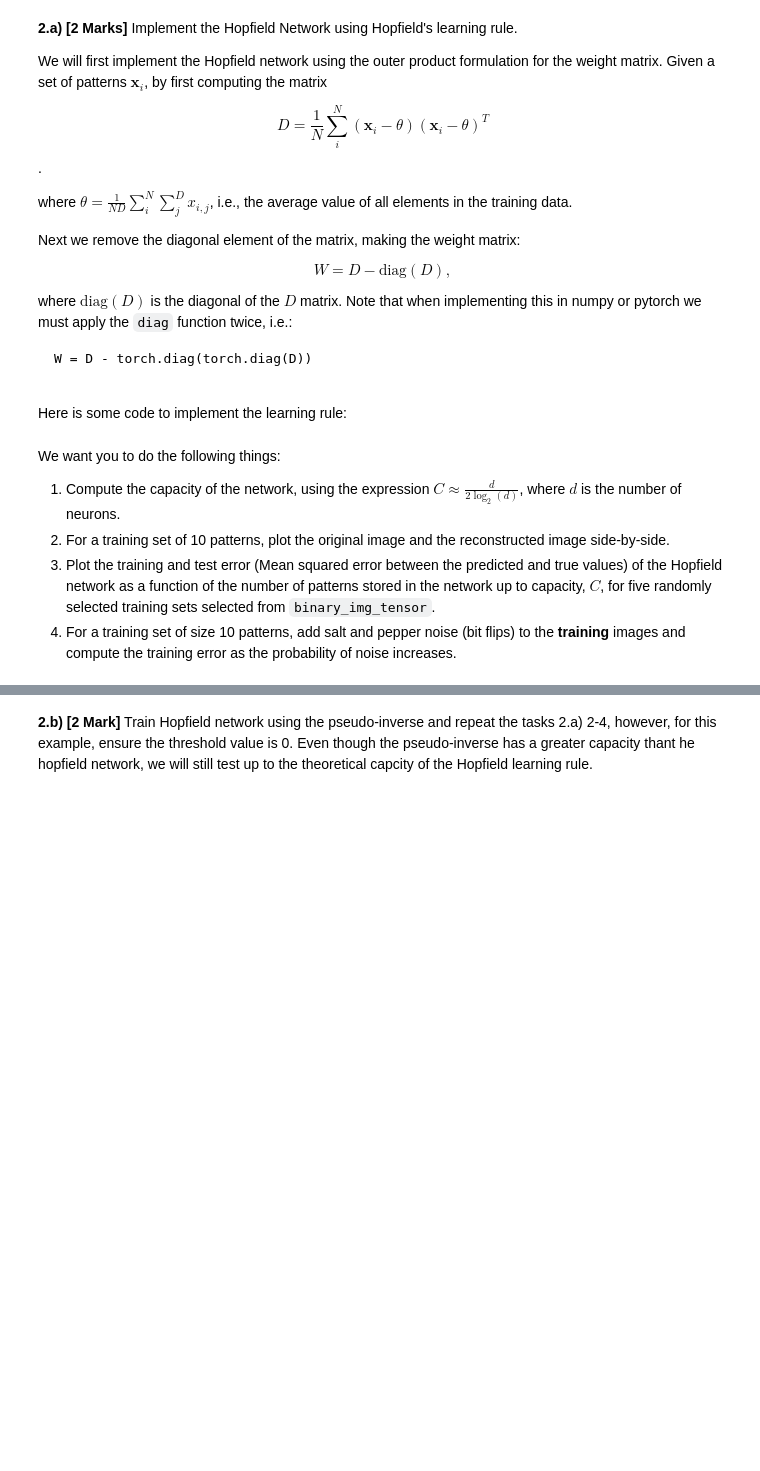
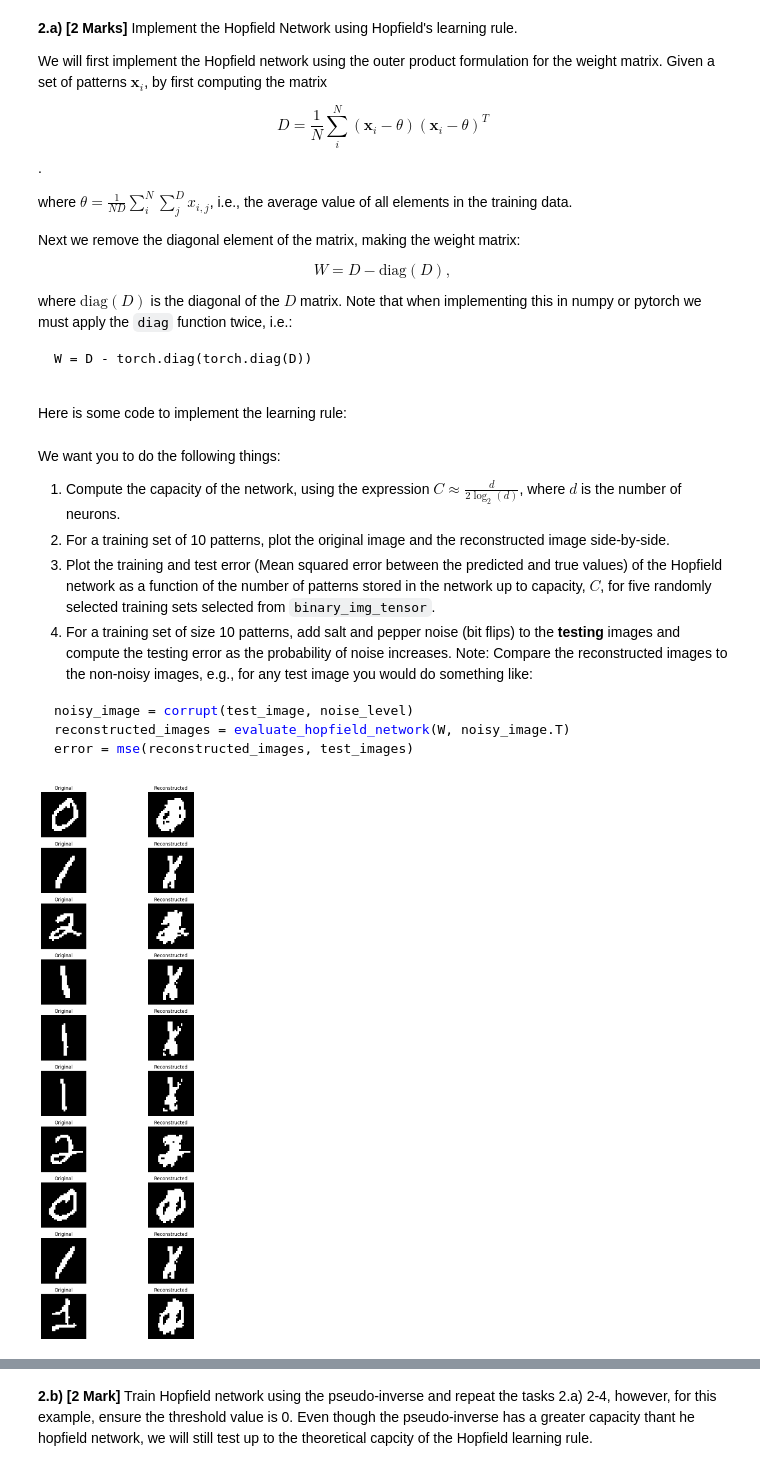
Before and after one commit to mr-nudo/neuronModels1, a Jupyter notebook: syde552_file_(3).ipynb, the cells around one changed output, grey strips where cells are left out. Drawn from its saved outputs; the diff is of its cells as text; code cells hidden in the pictures; blank space fills up the shorter version.

````diff
--- a/syde552_file_(3).ipynb
+++ b/syde552_file_(3).ipynb
@@ -174,6 +196,12 @@ We want you to do the following things:
 1. Compute the capacity of the network, using the expression $C \approx \frac{d}{2\log_{2}(d)}$, where $d$ is the number of neurons.
 2. For a training set of 10 patterns, plot the original image and the reconstructed image side-by-side.
 3. Plot the training and test error (Mean squared error between the predicted and true values) of the Hopfield network as a function of the number of patterns stored in the network up to capacity, $C$, for five randomly selected training sets selected from ```binary_img_tensor```.
-4. For a training set of size 10 patterns, add salt and pepper noise (bit flips) to the **training** images and compute the training error as the probability of noise increases.
+4. For a training set of size 10 patterns, add salt and pepper noise (bit flips) to the **testing** images and compute the testing error as the probability of noise increases.  Note: Compare the reconstructed images to the non-noisy images, e.g., for any test image you would do something like:
+
+```python
+noisy_image = corrupt(test_image, noise_level)
+reconstructed_images = evaluate_hopfield_network(W, noisy_image.T)
+error = mse(reconstructed_images, test_images)
+```
 # %%
 ## 2.a.1 - Compute network capacity.
@@ -181,15 +211,30 @@ C = # your code here
 # %%
-# 2.a.2 - plot original and reconstructed imatges.
-plt.figure()
+# 2.a.2 - plot original and reconstructed images
+plt.figure(figsize=(10, 20))
+
 # create weight matrix, W
+W = outer_product_hopfield_matrix(binary_img_tensor[:10])
+
 for i in range(10):
-    # reconstruct training image, i.
-    plt.subplot(10,2,1+2*i)
+    # reconstruct training image, i
+    reconstructed_image = torch.sign(torch.matmul(W, binary_img_tensor[i]))
+
+    plt.subplot(10, 2, 1 + 2 * i)
     # plot original image
-    # [your code here]
-    plt.subplot(10,2,1+2*i+1)
-    # plot reconstructed image.
-    # [your code here]
+    plt.imshow(binary_img_tensor[i].reshape(28, 28), cmap='gray')
+    plt.title("Original")
+    plt.axis('off')
+
+    plt.subplot(10, 2, 2 + 2 * i)
+    # plot reconstructed image
+    plt.imshow(reconstructed_image.reshape(28, 28), cmap='gray')
+    plt.title("Reconstructed")
+    plt.axis('off')
+
+plt.tight_layout()
+plt.show()
+# %% [output]
+[figure, added]
 # %%
 # 2.a.3 - Plot training and test error
 
````
Also changed, not shown: parts of 11 cells of this notebook.
